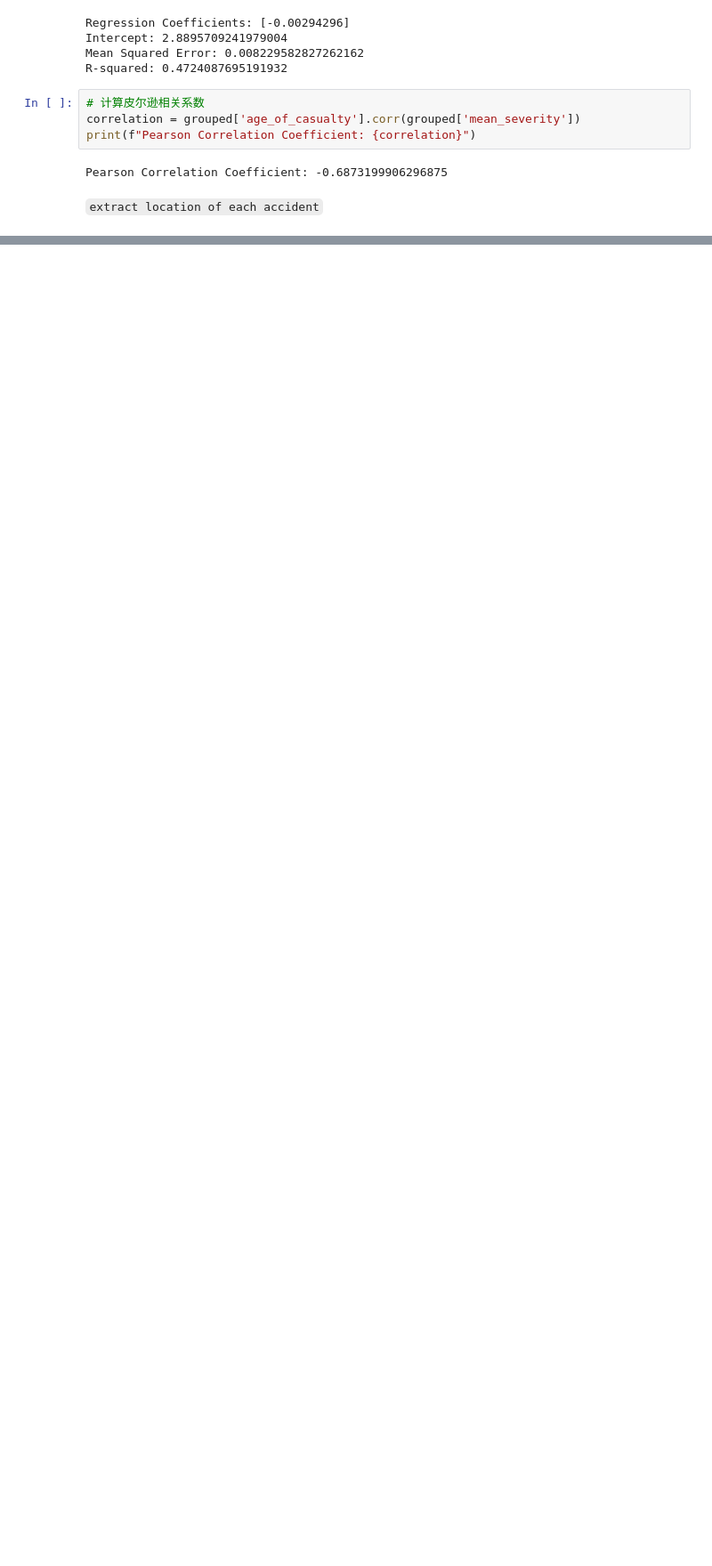
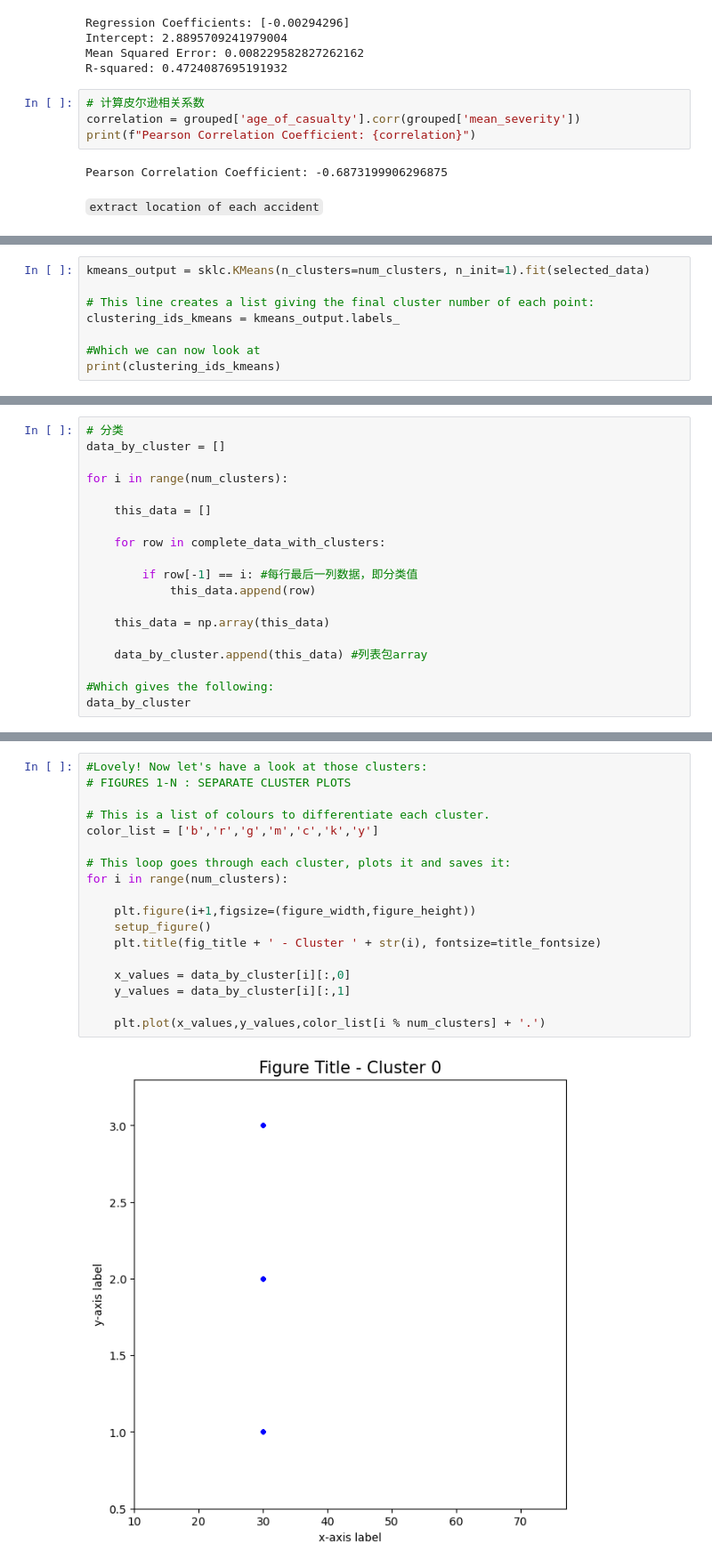
Before and after one commit to jwkee0420/Quantitative-Methods, a Jupyter notebook: Lianghao_workplace.ipynb, the cells around one changed output, grey strips where cells are left out. Shown at 89% size. Drawn from its saved outputs; the diff is of its cells as text; blank space fills up the shorter version.

```diff
--- a/Lianghao_workplace.ipynb
+++ b/Lianghao_workplace.ipynb
@@ -216,0 +294,8 @@ EPSG:4326
+# %%
+kmeans_output = sklc.KMeans(n_clusters=num_clusters, n_init=1).fit(selected_data)
+
+# This line creates a list giving the final cluster number of each point:
+clustering_ids_kmeans = kmeans_output.labels_
+
+#Which we can now look at
+print(clustering_ids_kmeans)
@@ -216,0 +341,19 @@ EPSG:4326
+# %%
+# 分类
+data_by_cluster = []
+
+for i in range(num_clusters):
+
+    this_data = []
+
+    for row in complete_data_with_clusters:
+
+        if row[-1] == i: #每行最后一列数据，即分类值
+            this_data.append(row)
+
+    this_data = np.array(this_data)
+
+    data_by_cluster.append(this_data) #列表包array
+
+#Which gives the following:
+data_by_cluster
@@ -216,0 +378,20 @@ EPSG:4326
+# %%
+#Lovely! Now let's have a look at those clusters:
+# FIGURES 1-N : SEPARATE CLUSTER PLOTS
+
+# This is a list of colours to differentiate each cluster.
+color_list = ['b','r','g','m','c','k','y']
+
+# This loop goes through each cluster, plots it and saves it:
+for i in range(num_clusters):
+
+    plt.figure(i+1,figsize=(figure_width,figure_height))
+    setup_figure()
+    plt.title(fig_title + ' - Cluster ' + str(i), fontsize=title_fontsize)
+
+    x_values = data_by_cluster[i][:,0]
+    y_values = data_by_cluster[i][:,1]
+
+    plt.plot(x_values,y_values,color_list[i % num_clusters] + '.')
+# %% [output]
+[figure, added]
```
Also changed, not shown: parts of 16 cells of this notebook, 1 other file.
